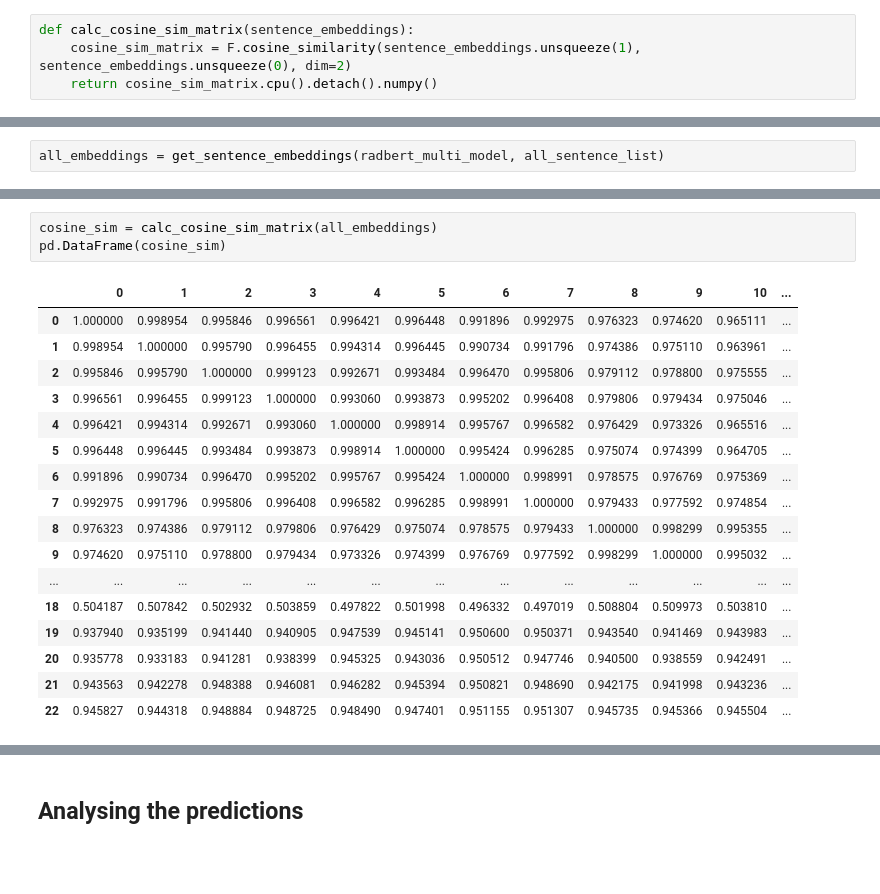
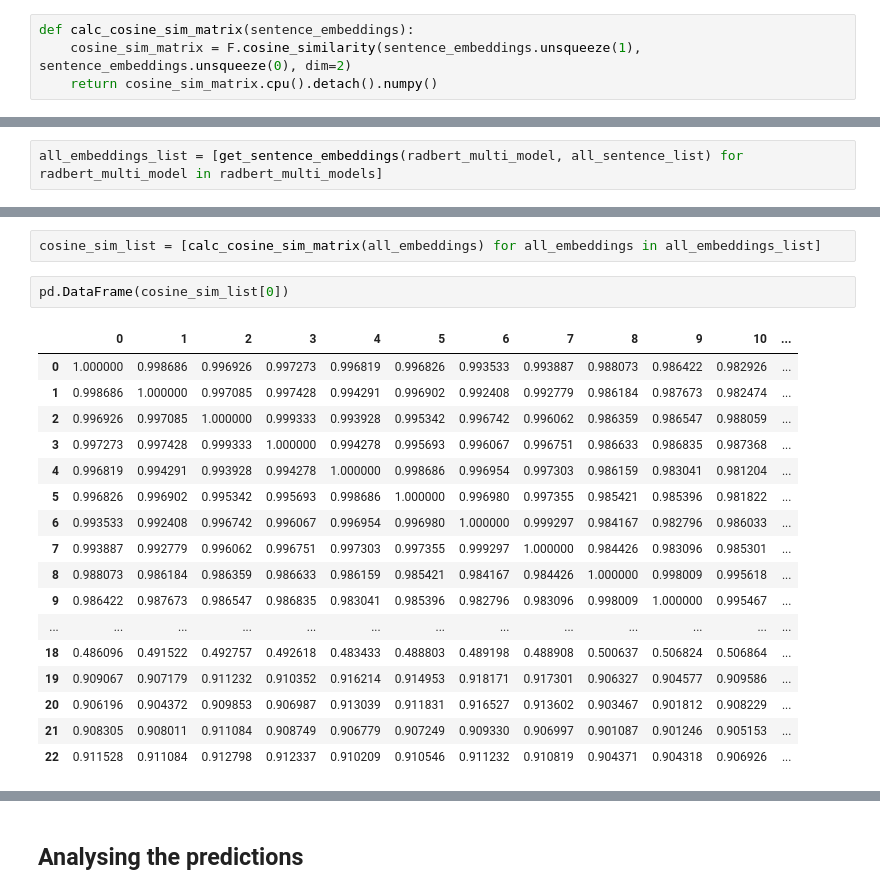
Before and after one commit to pranavrao-qure/MiniTasks, a Jupyter notebook: Radbert/Radbert_finetuning.ipynb, the cells around one changed output, grey strips where cells are left out. Drawn from its saved outputs; the diff is of its cells as text; blank space fills up the shorter version.

```diff
--- a/Radbert/Radbert_finetuning.ipynb
+++ b/Radbert/Radbert_finetuning.ipynb
@@ -387,3 +408,3 @@ You should probably TRAIN this model on a down-stream task to be able to use it
 # %%
-all_embeddings = get_sentence_embeddings(radbert_multi_model, all_sentence_list)
+all_embeddings_list = [get_sentence_embeddings(radbert_multi_model, all_sentence_list) for radbert_multi_model in radbert_multi_models]
 # %%
@@ -401,21 +431,22 @@ torch.Size([23, 768])
-# %%
-cosine_sim = calc_cosine_sim_matrix(all_embeddings)
-pd.DataFrame(cosine_sim)
-# %% [output]
-|  | 0 | 1 | 2 | 3 | 4 | 5 | 6 | 7 | 8 | 9 | 10 | ... |
-| 0 | 1.000000 | 0.998954 | 0.995846 | 0.996561 | 0.996421 | 0.996448 | 0.991896 | 0.992975 | 0.976323 | 0.974620 | 0.965111 | ... |
-| 1 | 0.998954 | 1.000000 | 0.995790 | 0.996455 | 0.994314 | 0.996445 | 0.990734 | 0.991796 | 0.974386 | 0.975110 | 0.963961 | ... |
-| 2 | 0.995846 | 0.995790 | 1.000000 | 0.999123 | 0.992671 | 0.993484 | 0.996470 | 0.995806 | 0.979112 | 0.978800 | 0.975555 | ... |
-| 3 | 0.996561 | 0.996455 | 0.999123 | 1.000000 | 0.993060 | 0.993873 | 0.995202 | 0.996408 | 0.979806 | 0.979434 | 0.975046 | ... |
-| 4 | 0.996421 | 0.994314 | 0.992671 | 0.993060 | 1.000000 | 0.998914 | 0.995767 | 0.996582 | 0.976429 | 0.973326 | 0.965516 | ... |
-| 5 | 0.996448 | 0.996445 | 0.993484 | 0.993873 | 0.998914 | 1.000000 | 0.995424 | 0.996285 | 0.975074 | 0.974399 | 0.964705 | ... |
-| 6 | 0.991896 | 0.990734 | 0.996470 | 0.995202 | 0.995767 | 0.995424 | 1.000000 | 0.998991 | 0.978575 | 0.976769 | 0.975369 | ... |
-| 7 | 0.992975 | 0.991796 | 0.995806 | 0.996408 | 0.996582 | 0.996285 | 0.998991 | 1.000000 | 0.979433 | 0.977592 | 0.974854 | ... |
-| 8 | 0.976323 | 0.974386 | 0.979112 | 0.979806 | 0.976429 | 0.975074 | 0.978575 | 0.979433 | 1.000000 | 0.998299 | 0.995355 | ... |
-| 9 | 0.974620 | 0.975110 | 0.978800 | 0.979434 | 0.973326 | 0.974399 | 0.976769 | 0.977592 | 0.998299 | 1.000000 | 0.995032 | ... |
-| ... | ... | ... | ... | ... | ... | ... | ... | ... | ... | ... | ... | ... |
-| 18 | 0.504187 | 0.507842 | 0.502932 | 0.503859 | 0.497822 | 0.501998 | 0.496332 | 0.497019 | 0.508804 | 0.509973 | 0.503810 | ... |
-| 19 | 0.937940 | 0.935199 | 0.941440 | 0.940905 | 0.947539 | 0.945141 | 0.950600 | 0.950371 | 0.943540 | 0.941469 | 0.943983 | ... |
-| 20 | 0.935778 | 0.933183 | 0.941281 | 0.938399 | 0.945325 | 0.943036 | 0.950512 | 0.947746 | 0.940500 | 0.938559 | 0.942491 | ... |
-| 21 | 0.943563 | 0.942278 | 0.948388 | 0.946081 | 0.946282 | 0.945394 | 0.950821 | 0.948690 | 0.942175 | 0.941998 | 0.943236 | ... |
-| 22 | 0.945827 | 0.944318 | 0.948884 | 0.948725 | 0.948490 | 0.947401 | 0.951155 | 0.951307 | 0.945735 | 0.945366 | 0.945504 | ... |
+# %%
+cosine_sim_list = [calc_cosine_sim_matrix(all_embeddings) for all_embeddings in all_embeddings_list]
+# %%
+pd.DataFrame(cosine_sim_list[0])
+# %% [output]
+|  | 0 | 1 | 2 | 3 | 4 | 5 | 6 | 7 | 8 | 9 | 10 | ... |
+| 0 | 1.000000 | 0.998686 | 0.996926 | 0.997273 | 0.996819 | 0.996826 | 0.993533 | 0.993887 | 0.988073 | 0.986422 | 0.982926 | ... |
+| 1 | 0.998686 | 1.000000 | 0.997085 | 0.997428 | 0.994291 | 0.996902 | 0.992408 | 0.992779 | 0.986184 | 0.987673 | 0.982474 | ... |
+| 2 | 0.996926 | 0.997085 | 1.000000 | 0.999333 | 0.993928 | 0.995342 | 0.996742 | 0.996062 | 0.986359 | 0.986547 | 0.988059 | ... |
+| 3 | 0.997273 | 0.997428 | 0.999333 | 1.000000 | 0.994278 | 0.995693 | 0.996067 | 0.996751 | 0.986633 | 0.986835 | 0.987368 | ... |
+| 4 | 0.996819 | 0.994291 | 0.993928 | 0.994278 | 1.000000 | 0.998686 | 0.996954 | 0.997303 | 0.986159 | 0.983041 | 0.981204 | ... |
+| 5 | 0.996826 | 0.996902 | 0.995342 | 0.995693 | 0.998686 | 1.000000 | 0.996980 | 0.997355 | 0.985421 | 0.985396 | 0.981822 | ... |
+| 6 | 0.993533 | 0.992408 | 0.996742 | 0.996067 | 0.996954 | 0.996980 | 1.000000 | 0.999297 | 0.984167 | 0.982796 | 0.986033 | ... |
+| 7 | 0.993887 | 0.992779 | 0.996062 | 0.996751 | 0.997303 | 0.997355 | 0.999297 | 1.000000 | 0.984426 | 0.983096 | 0.985301 | ... |
+| 8 | 0.988073 | 0.986184 | 0.986359 | 0.986633 | 0.986159 | 0.985421 | 0.984167 | 0.984426 | 1.000000 | 0.998009 | 0.995618 | ... |
+| 9 | 0.986422 | 0.987673 | 0.986547 | 0.986835 | 0.983041 | 0.985396 | 0.982796 | 0.983096 | 0.998009 | 1.000000 | 0.995467 | ... |
+| ... | ... | ... | ... | ... | ... | ... | ... | ... | ... | ... | ... | ... |
+| 18 | 0.486096 | 0.491522 | 0.492757 | 0.492618 | 0.483433 | 0.488803 | 0.489198 | 0.488908 | 0.500637 | 0.506824 | 0.506864 | ... |
+| 19 | 0.909067 | 0.907179 | 0.911232 | 0.910352 | 0.916214 | 0.914953 | 0.918171 | 0.917301 | 0.906327 | 0.904577 | 0.909586 | ... |
+| 20 | 0.906196 | 0.904372 | 0.909853 | 0.906987 | 0.913039 | 0.911831 | 0.916527 | 0.913602 | 0.903467 | 0.901812 | 0.908229 | ... |
+| 21 | 0.908305 | 0.908011 | 0.911084 | 0.908749 | 0.906779 | 0.907249 | 0.909330 | 0.906997 | 0.901087 | 0.901246 | 0.905153 | ... |
+| 22 | 0.911528 | 0.911084 | 0.912798 | 0.912337 | 0.910209 | 0.910546 | 0.911232 | 0.910819 | 0.904371 | 0.904318 | 0.906926 | ... |
```
Also changed, not shown: parts of 38 cells of this notebook, 8 other files.
